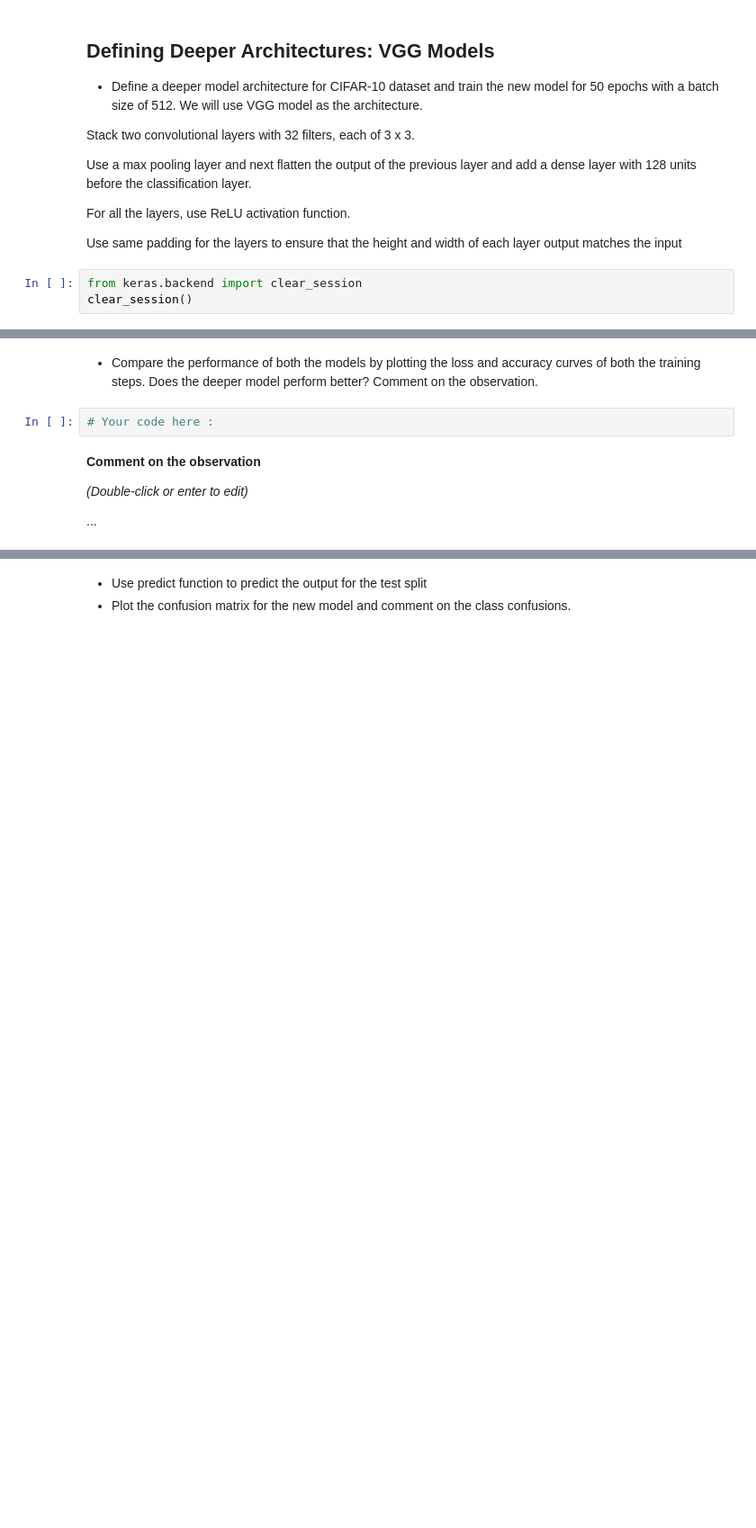
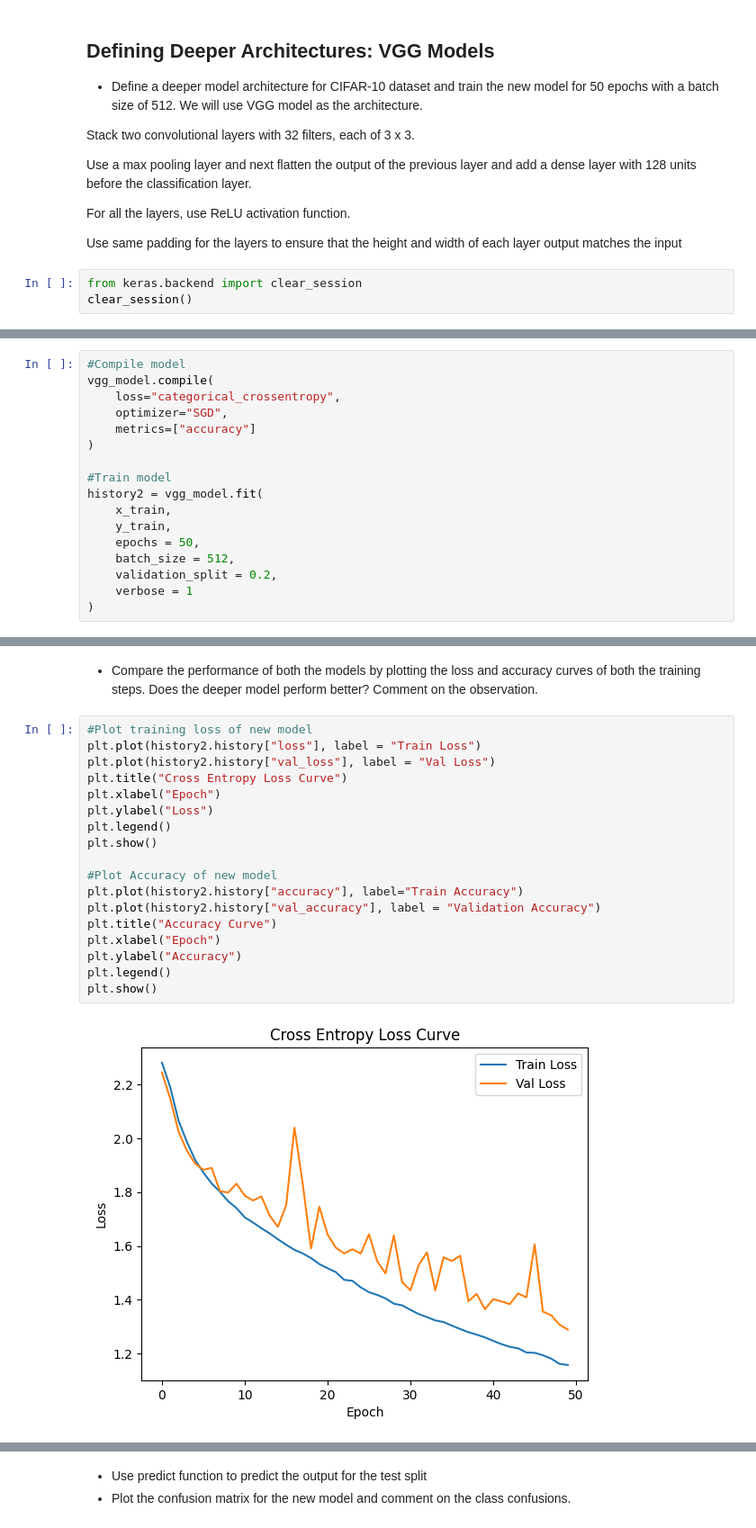
Before and after one commit to DimiGretsistas/lab-image-classification-using-convolutional-neural-networks, a Jupyter notebook: main.ipynb, the cells around one changed output, grey strips where cells are left out. Shown at 90% size. Drawn from its saved outputs; the diff is of its cells as text; blank space fills up the shorter version.

Commit message:
Finished VGG Model

```diff
--- a/main.ipynb
+++ b/main.ipynb
@@ -209,0 +220,17 @@ clear_session()
+# %%
+#Compile model
+vgg_model.compile(
+    loss="categorical_crossentropy",
+    optimizer="SGD",
+    metrics=["accuracy"]
+)
+
+#Train model
+history2 = vgg_model.fit(
+    x_train,
+    y_train,
+    epochs = 50,
+    batch_size = 512,
+    validation_split = 0.2,
+    verbose = 1
+)
@@ -210,10 +255,23 @@ clear_session()
 # %% [markdown]
-*   Compare the performance of both the models by plotting the loss and accuracy curves of both the training steps. Does the deeper model perform better? Comment on the observation.
+*   Compare the performance of both the models by plotting the loss and
+accuracy curves of both the training steps. Does the deeper model perform better? Comment on the observation.
-# %%
-# Your code here :
-# %% [markdown]
-**Comment on the observation**
-
-*(Double-click or enter to edit)*
-
-...
+# %%
+#Plot training loss of new model
+plt.plot(history2.history["loss"], label = "Train Loss")
+plt.plot(history2.history["val_loss"], label = "Val Loss")
+plt.title("Cross Entropy Loss Curve")
+plt.xlabel("Epoch")
+plt.ylabel("Loss")
+plt.legend()
+plt.show()
+
+#Plot Accuracy of new model
+plt.plot(history2.history["accuracy"], label="Train Accuracy")
+plt.plot(history2.history["val_accuracy"], label = "Validation Accuracy")
+plt.title("Accuracy Curve")
+plt.xlabel("Epoch")
+plt.ylabel("Accuracy")
+plt.legend()
+plt.show()
+# %% [output]
+[figure, added]
```
Also changed, not shown: parts of 7 cells of this notebook.
